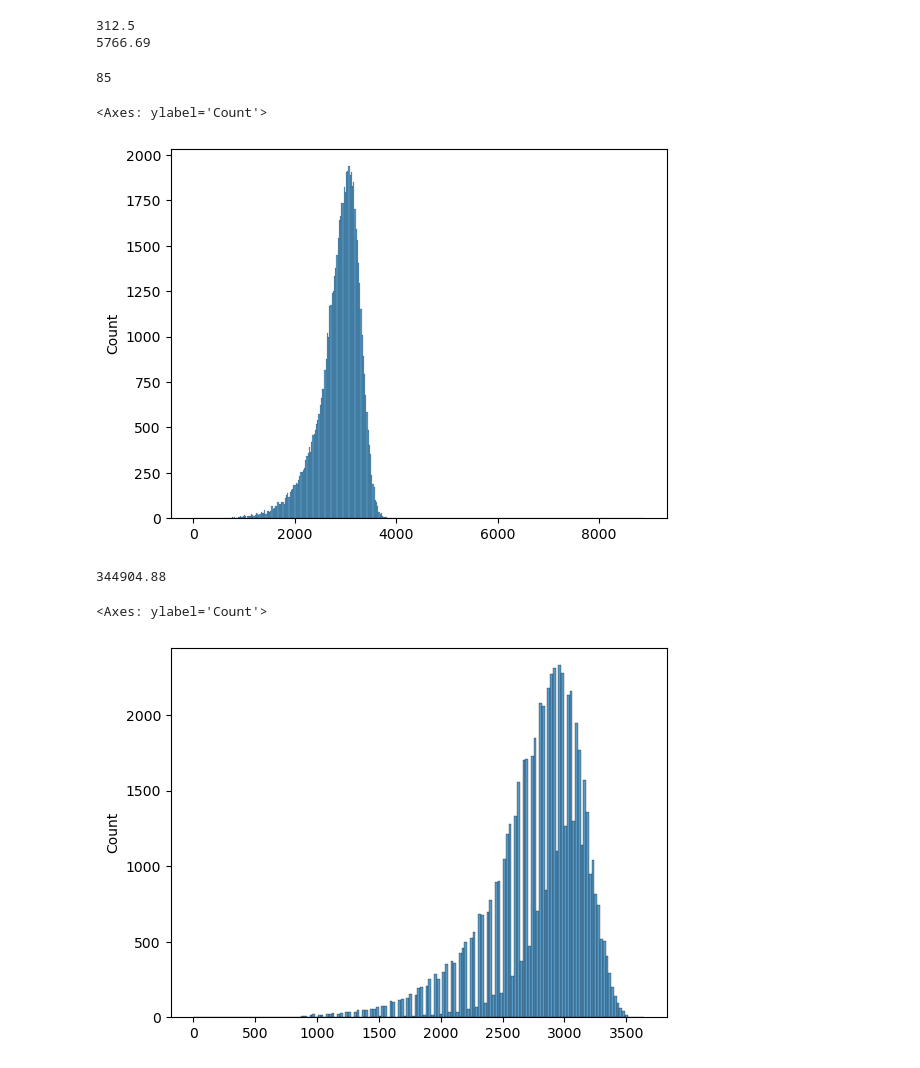
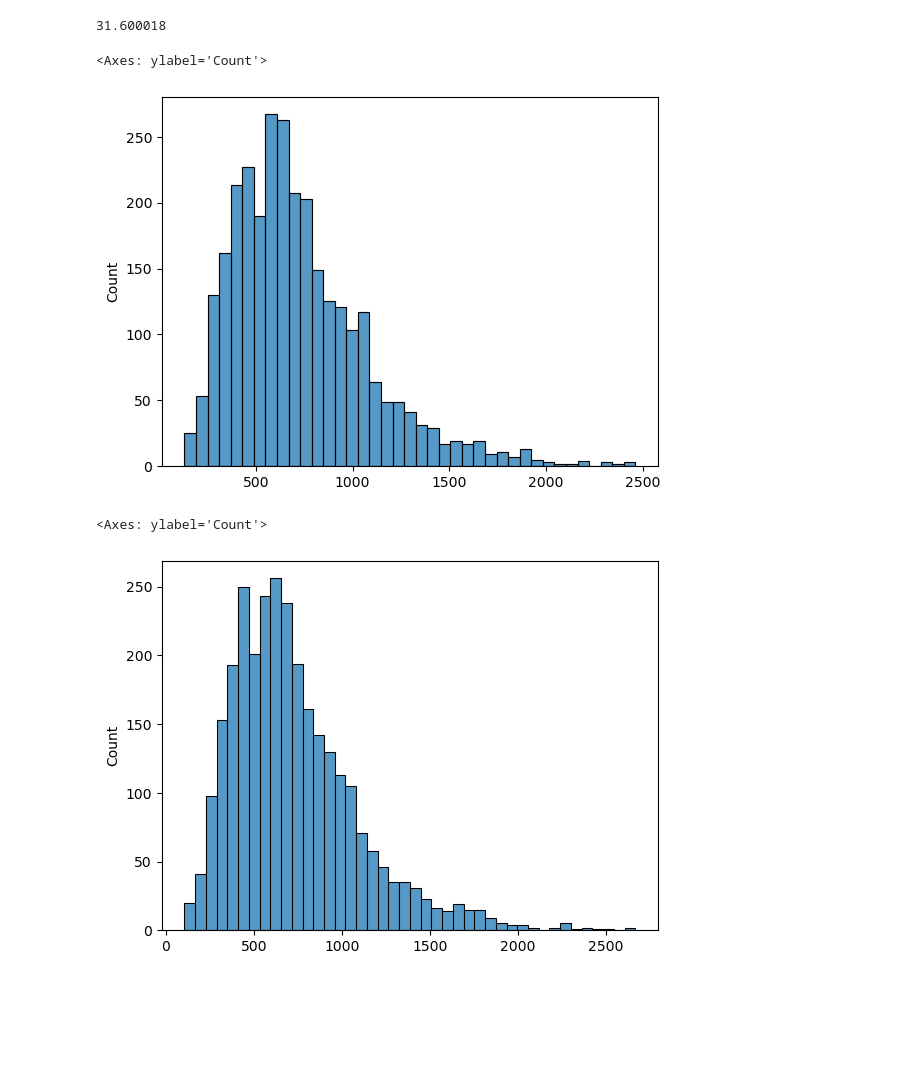
Before and after one commit to zackAemmer/generalizable_travel_times, a Jupyter notebook: src/model_prototpying.ipynb, the cells around one changed output. Cells and saved outputs as stored; diff of their text form; code cells hidden in the pictures; blank space fills up the shorter version.

```diff
--- a/src/model_prototpying.ipynb
+++ b/src/model_prototpying.ipynb
@@ -13,7 +13,7 @@ import torch.backends.mps
 from torch.utils.data import DataLoader
 
 from utils import data_utils, data_loader, model_utils
-from models import avg_speed, avg_speed_seq, time_table, basic_ff, basic_rnn, gru_rnn
+from models import avg_speed, time_table, basic_ff, basic_rnn, gru_rnn
 
 import importlib
 
@@ -31,10 +31,11 @@ else:
 print(f"Using device: {device}")
 
 ### Set run and hyperparameters
-EPOCHS = 20
+EPOCHS = 50
 BATCH_SIZE = 512
 LEARN_RATE = 1e-3
 HIDDEN_SIZE = 32
+NUM_WORKERS = 0
 
 ### Load train/test data
 print("="*30)
@@ -63,12 +64,17 @@ train_data = [x for i,x in enumerate(train_data_chunks) if i!=fold_num]
 train_data = list(itertools.chain.from_iterable(train_data))
 
 # Construct dataloaders for Pytorch models
-train_dataloader = data_loader.make_generic_dataloader(train_data, config, BATCH_SIZE, "basic")
-test_dataloader = data_loader.make_generic_dataloader(test_data, config, BATCH_SIZE, "basic")
-train_dataloader_seq = data_loader.make_generic_dataloader(train_data, config, BATCH_SIZE, "sequential")
-test_dataloader_seq = data_loader.make_generic_dataloader(test_data, config, BATCH_SIZE, "sequential")
+train_dataloader = data_loader.make_generic_dataloader(train_data, config, BATCH_SIZE, "basic", NUM_WORKERS)
+test_dataloader = data_loader.make_generic_dataloader(test_data, config, BATCH_SIZE, "basic", NUM_WORKERS)
+train_dataloader_seq = data_loader.make_generic_dataloader(train_data, config, BATCH_SIZE, "sequential", NUM_WORKERS)
+test_dataloader_seq = data_loader.make_generic_dataloader(test_data, config, BATCH_SIZE, "sequential", NUM_WORKERS)
 train_lens, train_mask = data_utils.get_seq_info(train_dataloader_seq)
 test_lens, test_mask = data_utils.get_seq_info(test_dataloader_seq)
+
+train_dataloader_seq_tt = data_loader.make_generic_dataloader(train_data, config, BATCH_SIZE, "sequential_tt", NUM_WORKERS)
+test_dataloader_seq_tt = data_loader.make_generic_dataloader(test_data, config, BATCH_SIZE, "sequential_tt", NUM_WORKERS)
+train_lens_tt, train_mask_tt = data_utils.get_seq_info(train_dataloader_seq_tt)
+test_lens_tt, test_mask_tt = data_utils.get_seq_info(test_dataloader_seq_tt)
 print(f"Successfully loaded {len(train_data)} training samples and {len(test_data)} testing samples.")
 
 # Define embedded variables for nn models
@@ -101,19 +101,20 @@ for i, data in enumerate(train_dataloader_seq):
 # %%
 ### Train RNN model
+importlib.reload(gru_rnn)
 print("="*30)
 print(f"Training rnn model...")
 rnn_model = gru_rnn.GRU_RNN(
-    5,
+    8,
     1,
     HIDDEN_SIZE,
     BATCH_SIZE,
     embed_dict
 ).to(device)
-rnn_train_losses, rnn_test_losses = model_utils.fit_to_data(rnn_model, train_dataloader_seq, test_dataloader_seq, LEARN_RATE, EPOCHS, config, device, sequential_flag=True)
+rnn_train_losses, rnn_test_losses = model_utils.fit_to_data(rnn_model, train_dataloader_seq_tt, test_dataloader_seq_tt, LEARN_RATE, EPOCHS, config, device, sequential_flag=True)
 torch.save(rnn_model.state_dict(), run_folder + network_folder + f"models/rnn_model_{fold_num}.pt")
-rnn_labels, rnn_preds, rnn_avg_loss = model_utils.predict(rnn_model, test_dataloader_seq, device, sequential_flag=True)
-rnn_labels = data_utils.de_normalize(rnn_labels, config['speed_m_s_mean'], config['speed_m_s_std'])
-rnn_preds = data_utils.de_normalize(rnn_preds, config['speed_m_s_mean'], config['speed_m_s_std'])
+rnn_labels, rnn_preds, rnn_avg_loss = model_utils.predict(rnn_model, test_dataloader_seq_tt, device, sequential_flag=True)
+rnn_labels = data_utils.de_normalize(rnn_labels, config['time_calc_s_mean'], config['time_calc_s_std'])
+rnn_preds = data_utils.de_normalize(rnn_preds, config['time_calc_s_mean'], config['time_calc_s_std'])
 # %% [output]
 ==============================
 Training rnn model...
@@ -135,26 +136,20 @@ LOSS: train 0.15402887433534032 valid 0.15410421491833404
-# %%
-rnn_preds_tt = data_utils.convert_speeds_to_tts(rnn_preds, test_dataloader_seq, test_mask, config)
-rnn_labels_tt = data_utils.convert_speeds_to_tts(rnn_labels, test_dataloader_seq, test_mask, config)
-print(np.round(metrics.mean_absolute_error(rnn_labels_tt, rnn_preds_tt), 2))
-print(np.round(np.sqrt(metrics.mean_squared_error(rnn_labels_tt, rnn_preds_tt)), 2))
-# %% [output]
-312.5
-5766.69
-# %%
-len(rnn_preds_tt[rnn_preds_tt>10000])
-# %% [output]
-85
+# %%
+rnn_preds_masked = rnn_preds[test_mask_tt]
+rnn_labels_masked = rnn_labels[test_mask_tt]
+
+rnn_preds_tt = data_utils.aggregate_tts(rnn_preds, test_mask_tt)
+rnn_labels_tt = data_utils.aggregate_tts(rnn_labels, test_mask_tt)
+# %%
+metrics.mean_absolute_error(rnn_preds_tt, rnn_labels_tt)
+# %% [output]
+31.600018
 # %%
-sns.histplot(rnn_preds_tt[rnn_preds_tt<10000])
+sns.histplot(rnn_preds_tt)
 # %% [output]
 <Axes: ylabel='Count'>
-[figure, old version]
+[figure, new version]
-# %%
-np.max(rnn_preds_tt)
-# %% [output]
-344904.88
 # %%
 sns.histplot(rnn_labels_tt)
 # %% [output]
 <Axes: ylabel='Count'>
-[figure, old version]
+[figure, new version]
```
Also changed, not shown: parts of 9 cells of this notebook, 8 other files.
